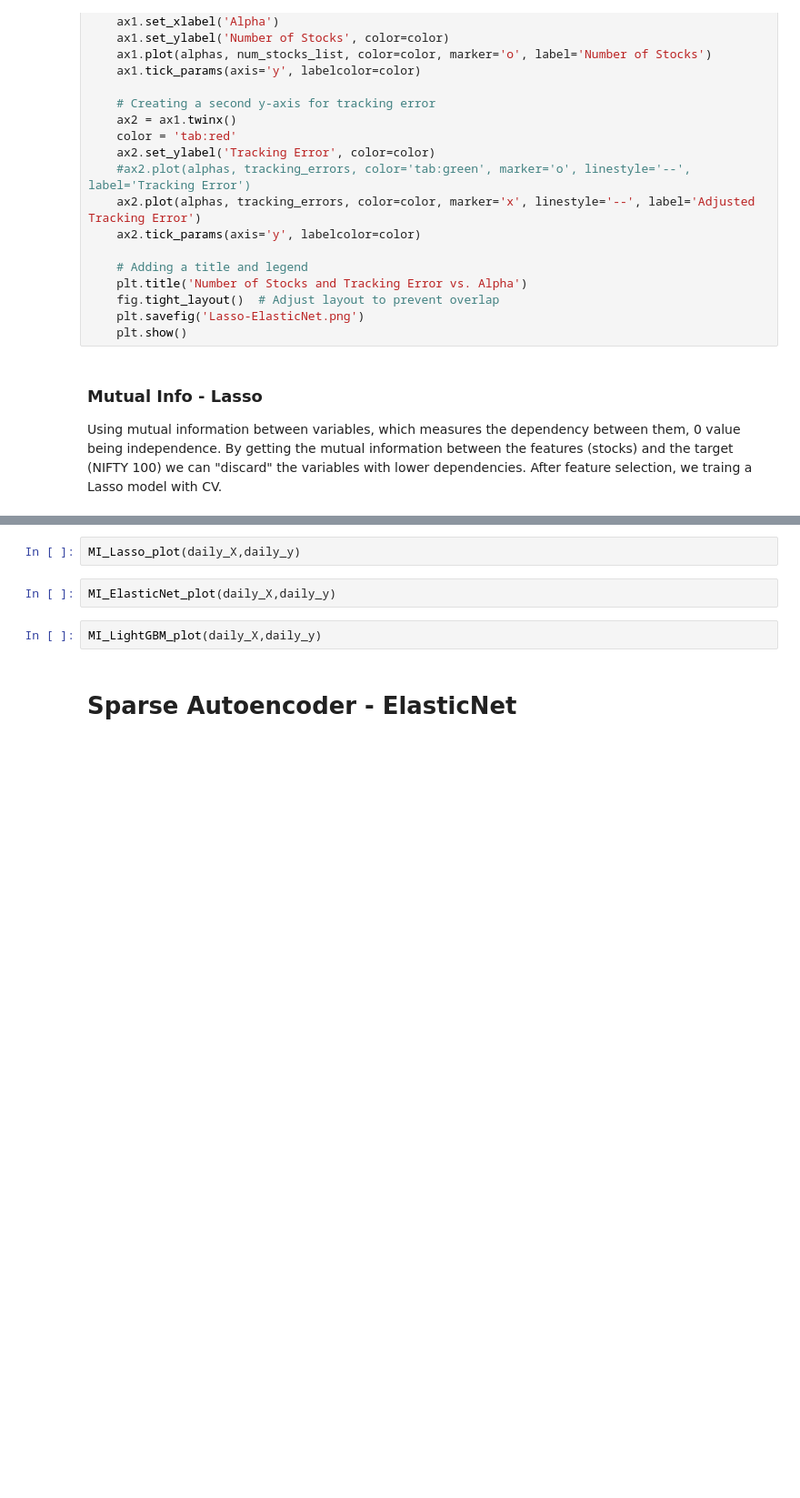
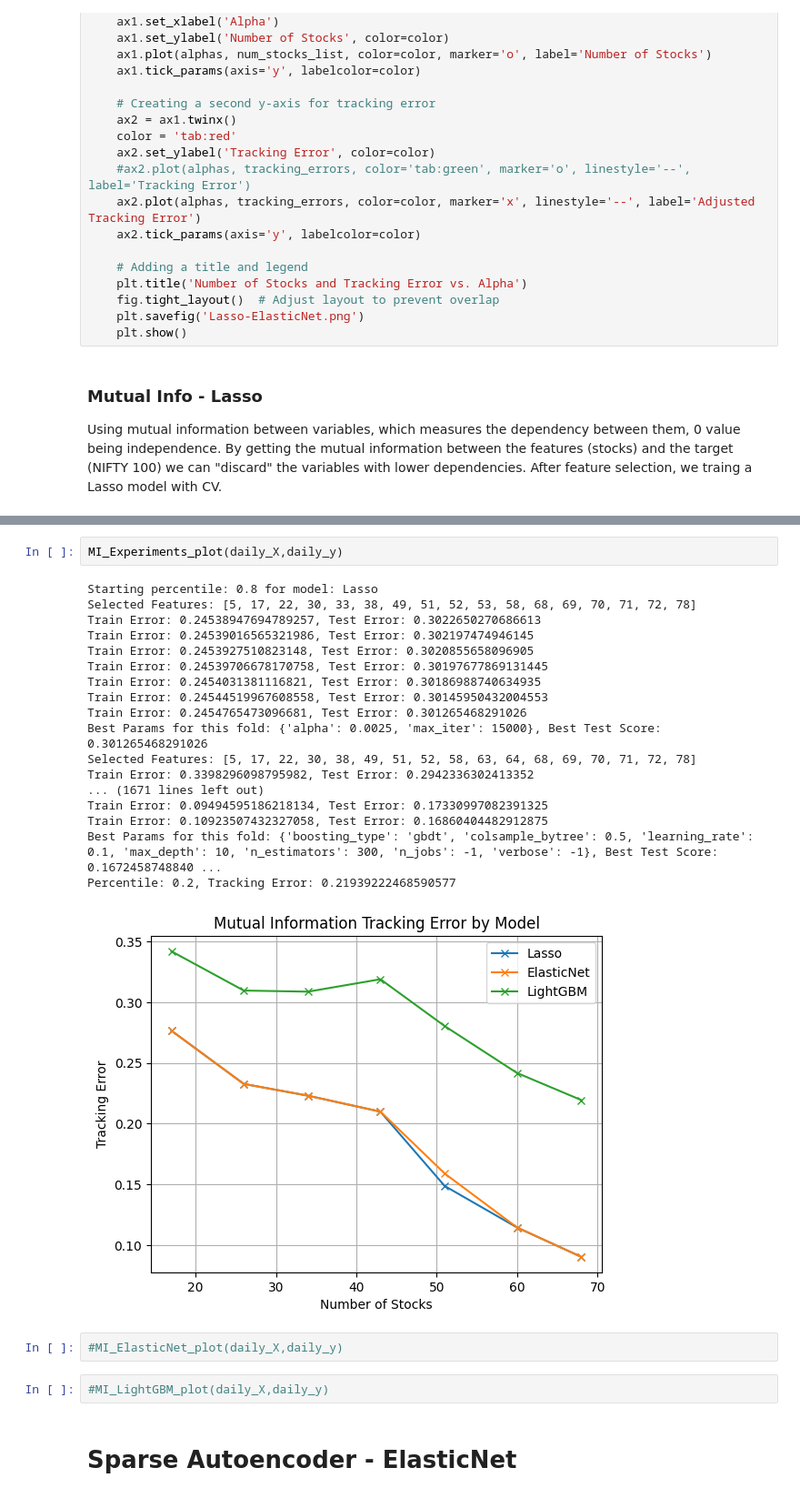
Before and after one commit to dbriito13/CSCA5622, a Jupyter notebook: nifty-50-partial-replication.ipynb, the cells around one changed output, grey strips where cells are left out. Shown: that part at 91% size. Drawn from its saved outputs; the diff is of its cells as text; blank space fills up the shorter version.

```diff
--- a/nifty-50-partial-replication.ipynb
+++ b/nifty-50-partial-replication.ipynb
@@ -677,9 +625,28 @@ Lasso_ElasticNet_plot(daily_X,daily_y)
 # %%
-MI_Lasso_plot(daily_X,daily_y)
+MI_Experiments_plot(daily_X,daily_y)
+# %% [output]
+Starting percentile: 0.8 for model: Lasso
+Selected Features: [5, 17, 22, 30, 33, 38, 49, 51, 52, 53, 58, 68, 69, 70, 71, 72, 78]
+Train Error: 0.24538947694789257, Test Error: 0.3022650270686613
+Train Error: 0.24539016565321986, Test Error: 0.302197474946145
+Train Error: 0.2453927510823148, Test Error: 0.3020855658096905
+Train Error: 0.24539706678170758, Test Error: 0.30197677869131445
+Train Error: 0.2454031381116821, Test Error: 0.30186988740634935
+Train Error: 0.24544519967608558, Test Error: 0.30145950432004553
+Train Error: 0.2454765473096681, Test Error: 0.301265468291026
+Best Params for this fold: {'alpha': 0.0025, 'max_iter': 15000}, Best Test Score: 0.301265468291026
+Selected Features: [5, 17, 22, 30, 38, 49, 51, 52, 58, 63, 64, 68, 69, 70, 71, 72, 78]
+Train Error: 0.3398296098795982, Test Error: 0.2942336302413352
+... (1671 lines left out)
+Train Error: 0.09494595186218134, Test Error: 0.17330997082391325
+Train Error: 0.10923507432327058, Test Error: 0.16860404482912875
+Best Params for this fold: {'boosting_type': 'gbdt', 'colsample_bytree': 0.5, 'learning_rate': 0.1, 'max_depth': 10, 'n_estimators': 300, 'n_jobs': -1, 'verbose': -1}, Best Test Score: 0.1672458748840 ...
+Percentile: 0.2, Tracking Error: 0.21939222468590577
+[figure, added]
 # %%
-MI_ElasticNet_plot(daily_X,daily_y)
+#MI_ElasticNet_plot(daily_X,daily_y)
 # %%
-MI_LightGBM_plot(daily_X,daily_y)
+#MI_LightGBM_plot(daily_X,daily_y)
 # %% [markdown]
 # Sparse Autoencoder - ElasticNet
 # %%
```
Also changed, not shown: parts of 16 cells of this notebook.
